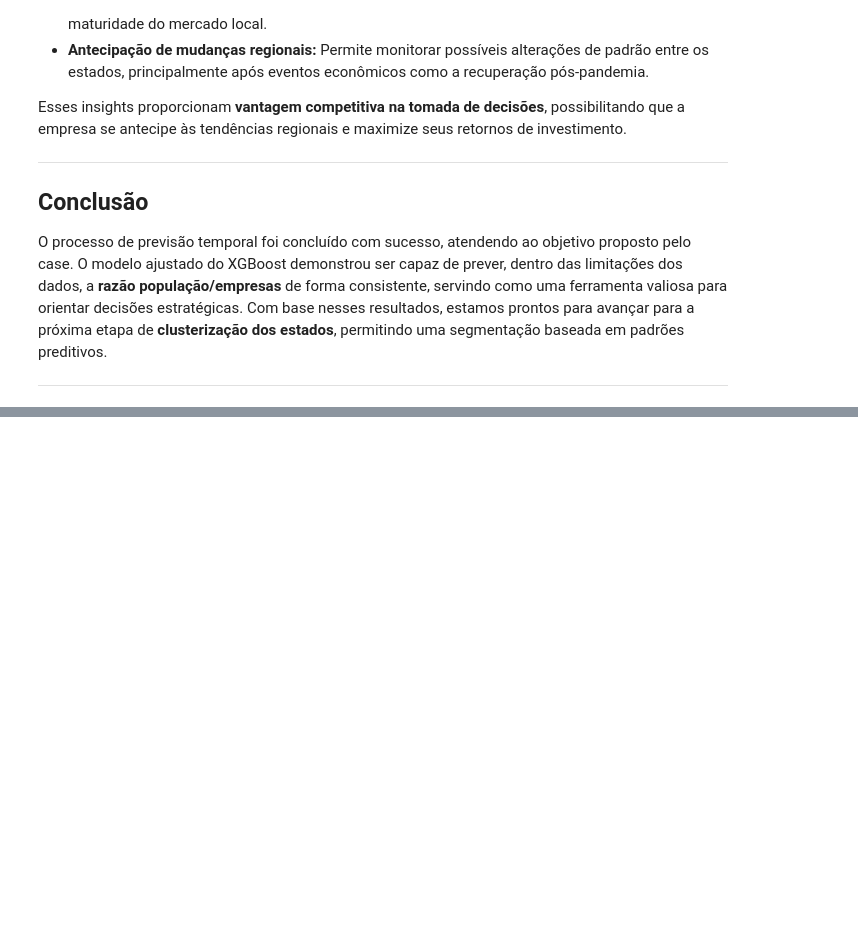
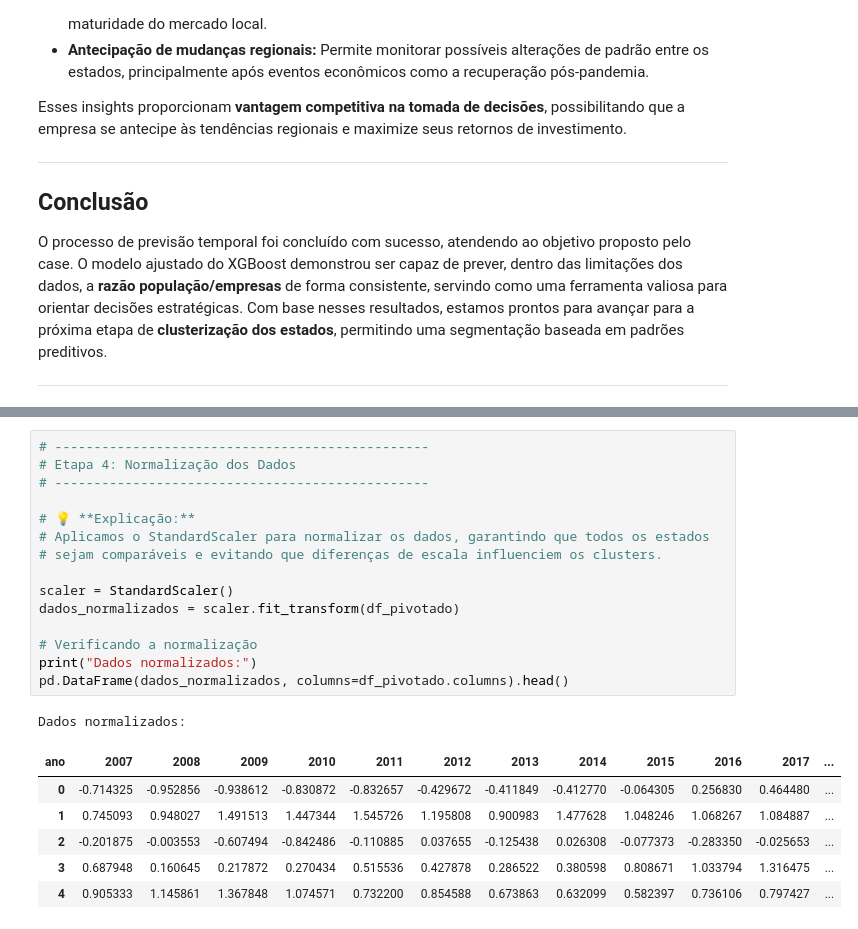
Before and after one commit to tnleite/real-estate-opportunities-analysis, a Jupyter notebook: 02-Analise/real-estate-opportunities-analysis.ipynb, the cells around one changed output, grey strips where cells are left out. Cells and saved outputs as stored; diff of their text form; blank space fills up the shorter version.

```diff
--- a/02-Analise/real-estate-opportunities-analysis.ipynb
+++ b/02-Analise/real-estate-opportunities-analysis.ipynb
@@ -2228,0 +2412,23 @@ O processo de previsão temporal foi concluído com sucesso, atendendo ao objeti
+# %%
+# ------------------------------------------------
+# Etapa 4: Normalização dos Dados
+# ------------------------------------------------
+
+# 💡 **Explicação:**
+# Aplicamos o StandardScaler para normalizar os dados, garantindo que todos os estados
+# sejam comparáveis e evitando que diferenças de escala influenciem os clusters.
+
+scaler = StandardScaler()
+dados_normalizados = scaler.fit_transform(df_pivotado)
+
+# Verificando a normalização
+print("Dados normalizados:")
+pd.DataFrame(dados_normalizados, columns=df_pivotado.columns).head()
+# %% [output]
+Dados normalizados:
+| ano | 2007 | 2008 | 2009 | 2010 | 2011 | 2012 | 2013 | 2014 | 2015 | 2016 | 2017 | ... |
+| 0 | -0.714325 | -0.952856 | -0.938612 | -0.830872 | -0.832657 | -0.429672 | -0.411849 | -0.412770 | -0.064305 | 0.256830 | 0.464480 | ... |
+| 1 | 0.745093 | 0.948027 | 1.491513 | 1.447344 | 1.545726 | 1.195808 | 0.900983 | 1.477628 | 1.048246 | 1.068267 | 1.084887 | ... |
+| 2 | -0.201875 | -0.003553 | -0.607494 | -0.842486 | -0.110885 | 0.037655 | -0.125438 | 0.026308 | -0.077373 | -0.283350 | -0.025653 | ... |
+| 3 | 0.687948 | 0.160645 | 0.217872 | 0.270434 | 0.515536 | 0.427878 | 0.286522 | 0.380598 | 0.808671 | 1.033794 | 1.316475 | ... |
+| 4 | 0.905333 | 1.145861 | 1.367848 | 1.074571 | 0.732200 | 0.854588 | 0.673863 | 0.632099 | 0.582397 | 0.736106 | 0.797427 | ... |
```
Also changed, not shown: parts of 20 cells of this notebook.
